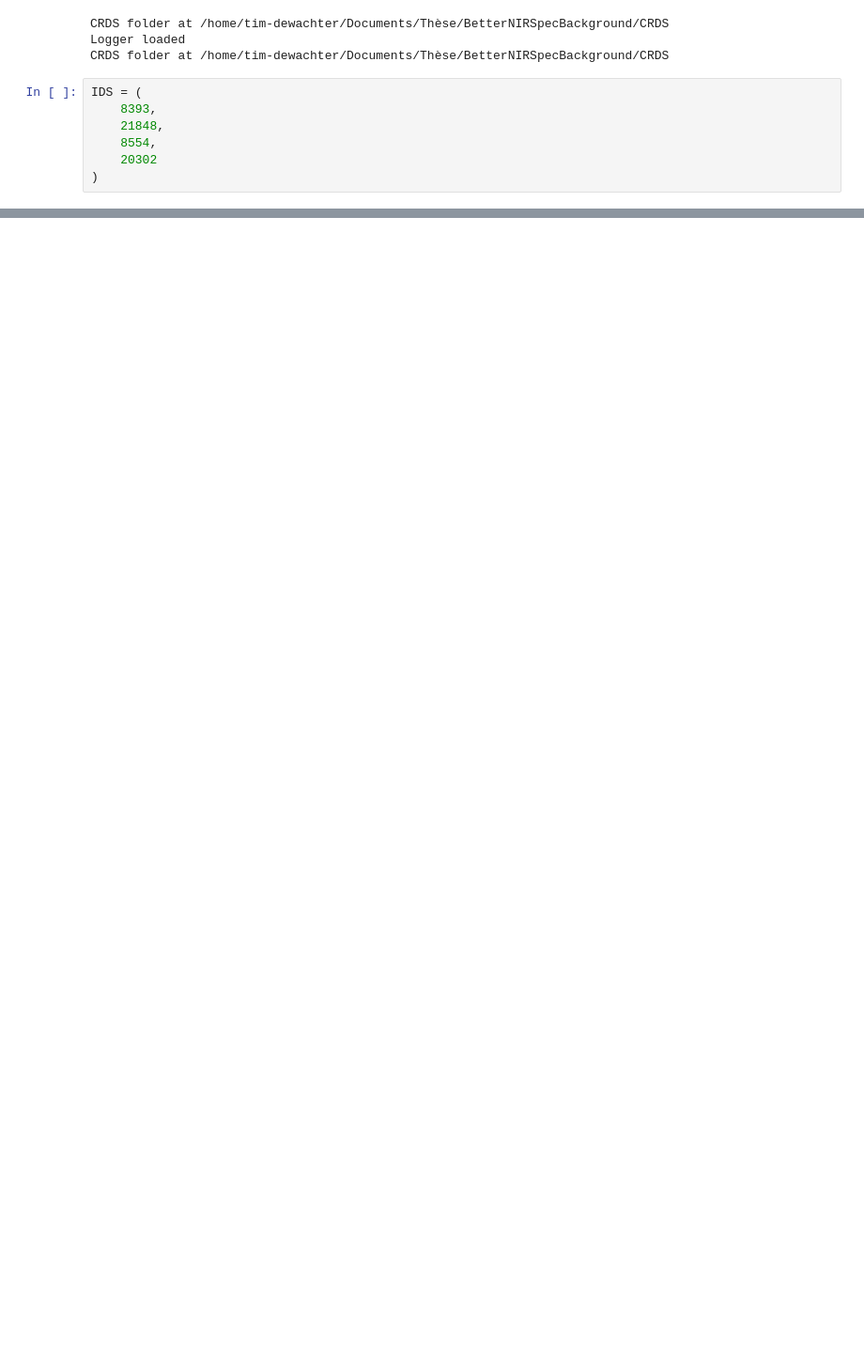
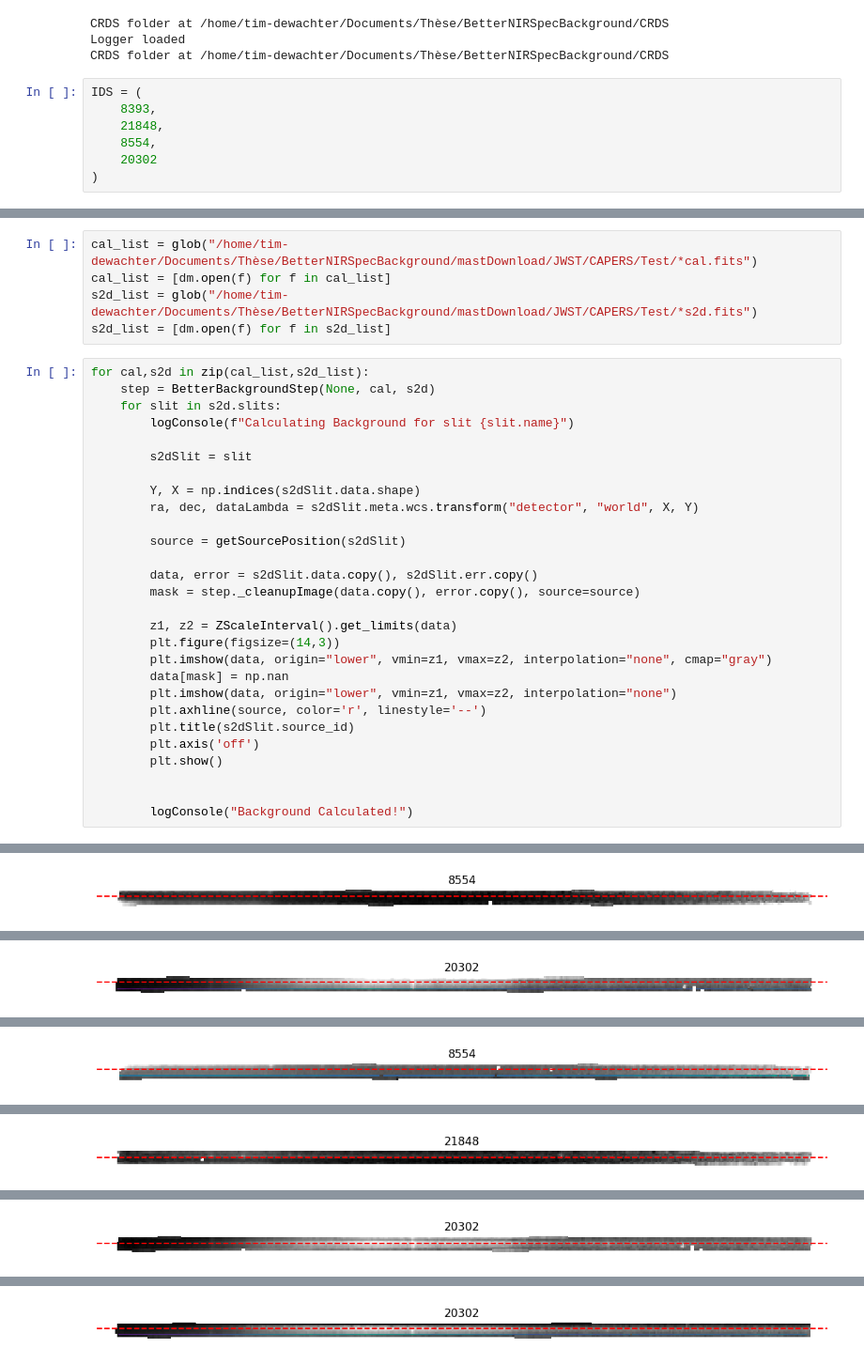
Before and after one commit to TimEpsilon/BetterNIRSpecBackground, a Jupyter notebook: BNBG/Notebooks/CalibrationFixing.ipynb, the cells around one changed output, grey strips where cells are left out. Shown at 94% size. Saved outputs shown, nothing was run; the diff lists cells and outputs as text; blank space fills up the shorter version.

```diff
--- a/BNBG/Notebooks/CalibrationFixing.ipynb
+++ b/BNBG/Notebooks/CalibrationFixing.ipynb
@@ -158,0 +94,34 @@ for idx in IDS:
+# %%
+cal_list = glob("/home/tim-dewachter/Documents/Thèse/BetterNIRSpecBackground/mastDownload/JWST/CAPERS/Test/*cal.fits")
+cal_list = [dm.open(f) for f in cal_list]
+s2d_list = glob("/home/tim-dewachter/Documents/Thèse/BetterNIRSpecBackground/mastDownload/JWST/CAPERS/Test/*s2d.fits")
+s2d_list = [dm.open(f) for f in s2d_list]
+# %%
+for cal,s2d in zip(cal_list,s2d_list):
+	step = BetterBackgroundStep(None, cal, s2d)
+	for slit in s2d.slits:
+		logConsole(f"Calculating Background for slit {slit.name}")
+
+		s2dSlit = slit
+
+		Y, X = np.indices(s2dSlit.data.shape)
+		ra, dec, dataLambda = s2dSlit.meta.wcs.transform("detector", "world", X, Y)
+
+		source = getSourcePosition(s2dSlit)
+
+		data, error = s2dSlit.data.copy(), s2dSlit.err.copy()
+		mask = step._cleanupImage(data.copy(), error.copy(), source=source)
+
+		z1, z2 = ZScaleInterval().get_limits(data)
+		plt.figure(figsize=(14,3))
+		plt.imshow(data, origin="lower", vmin=z1, vmax=z2, interpolation="none", cmap="gray")
+		data[mask] = np.nan
+		plt.imshow(data, origin="lower", vmin=z1, vmax=z2, interpolation="none")
+		plt.axhline(source, color='r', linestyle='--')
+		plt.title(s2dSlit.source_id)
+		plt.axis('off')
+		plt.show()
+
+
+		logConsole("Background Calculated!")
+# %% [output]
@@ -158,0 +132 @@ for idx in IDS:
+[figure, added]
@@ -158,0 +137 @@ for idx in IDS:
+[figure, added]
@@ -158,0 +142 @@ for idx in IDS:
+[figure, added]
@@ -158,0 +148 @@ for idx in IDS:
+[figure, added]
@@ -158,0 +152 @@ for idx in IDS:
+[figure, added]
@@ -158,0 +157 @@ for idx in IDS:
+[figure, added]
```
Also changed, not shown: parts of 6 cells of this notebook, 1 other file.
